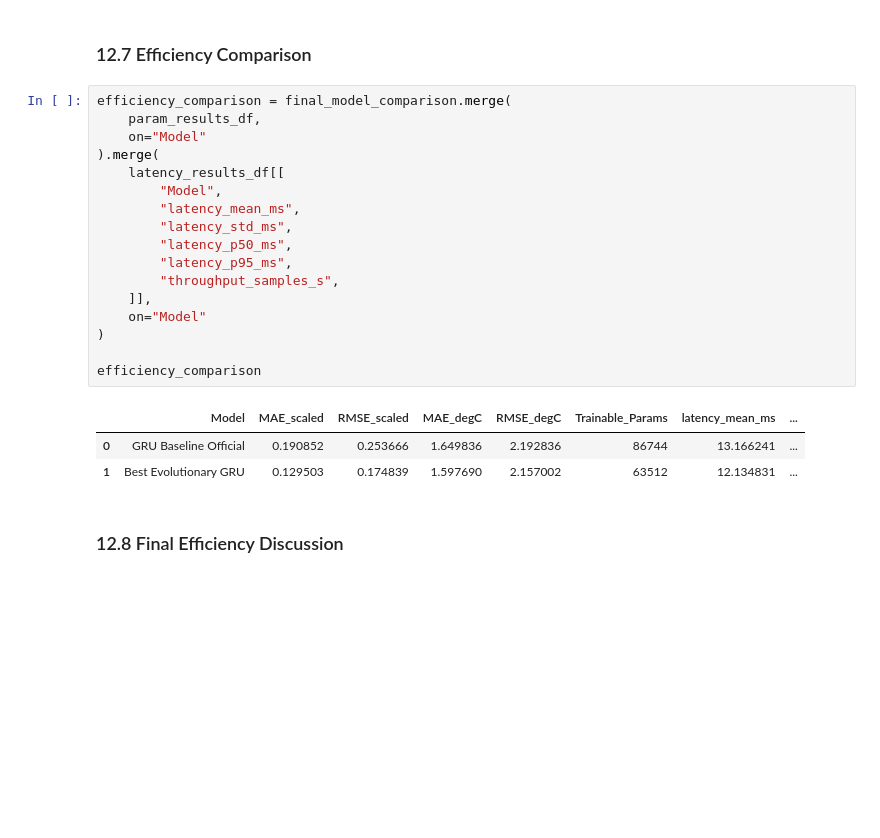
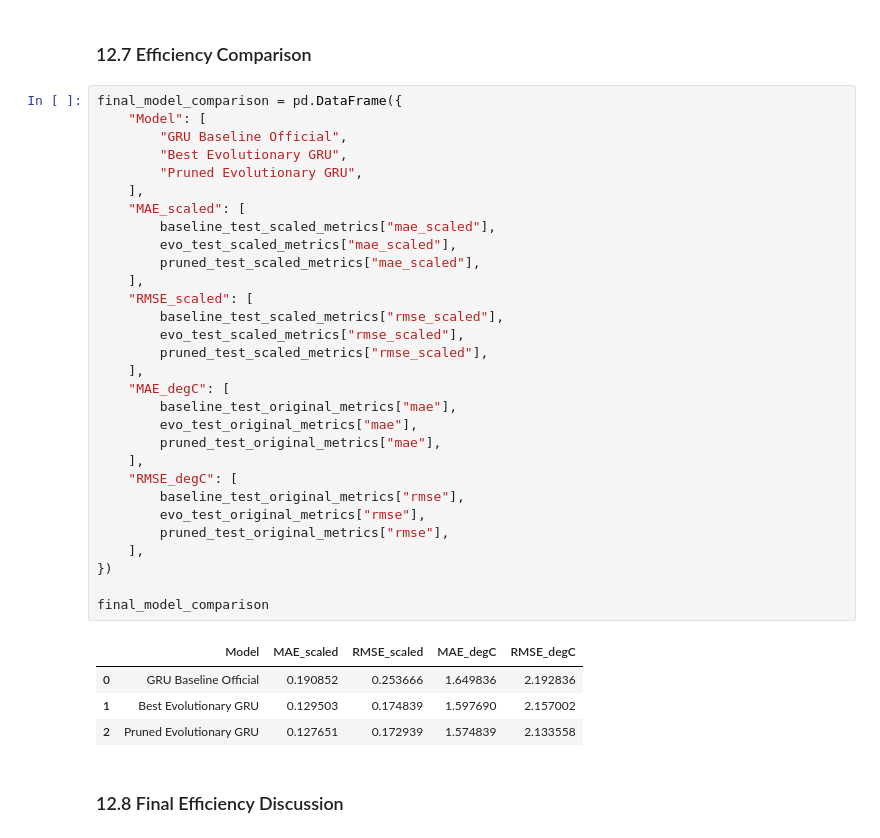
Before and after one commit to logus2k/taap_p4, a Jupyter notebook: notebooks_final_project/final_project_scope_V3.04.ipynb, the cells around one changed output. Drawn from its saved outputs; the diff is of its cells as text; blank space fills up the shorter version.

Commit message:
efficiency comparison uppdate

```diff
--- a/notebooks_final_project/final_project_scope_V3.04.ipynb
+++ b/notebooks_final_project/final_project_scope_V3.04.ipynb
@@ -2621,27 +2621,41 @@ latency_results_df
 | 2 | Pruned Evolutionary GRU | 12.135938 | 0.418599 | 12.137438 | 12.805252 | 21094.372241 |
 # %% [markdown]
 ### 12.7 Efficiency Comparison
-# %%
-efficiency_comparison = final_model_comparison.merge(
-    param_results_df,
-    on="Model"
-).merge(
-    latency_results_df[[
-        "Model",
-        "latency_mean_ms",
-        "latency_std_ms",
-        "latency_p50_ms",
-        "latency_p95_ms",
-        "throughput_samples_s",
-    ]],
-    on="Model"
-)
-
-efficiency_comparison
-# %% [output]
-|  | Model | MAE_scaled | RMSE_scaled | MAE_degC | RMSE_degC | Trainable_Params | latency_mean_ms | ... |
-| 0 | GRU Baseline Official | 0.190852 | 0.253666 | 1.649836 | 2.192836 | 86744 | 13.166241 | ... |
-| 1 | Best Evolutionary GRU | 0.129503 | 0.174839 | 1.597690 | 2.157002 | 63512 | 12.134831 | ... |
+# %%
+final_model_comparison = pd.DataFrame({
+    "Model": [
+        "GRU Baseline Official",
+        "Best Evolutionary GRU",
+        "Pruned Evolutionary GRU",
+    ],
+    "MAE_scaled": [
+        baseline_test_scaled_metrics["mae_scaled"],
+        evo_test_scaled_metrics["mae_scaled"],
+        pruned_test_scaled_metrics["mae_scaled"],
+    ],
+    "RMSE_scaled": [
+        baseline_test_scaled_metrics["rmse_scaled"],
+        evo_test_scaled_metrics["rmse_scaled"],
+        pruned_test_scaled_metrics["rmse_scaled"],
+    ],
+    "MAE_degC": [
+        baseline_test_original_metrics["mae"],
+        evo_test_original_metrics["mae"],
+        pruned_test_original_metrics["mae"],
+    ],
+    "RMSE_degC": [
+        baseline_test_original_metrics["rmse"],
+        evo_test_original_metrics["rmse"],
+        pruned_test_original_metrics["rmse"],
+    ],
+})
+
+final_model_comparison
+# %% [output]
+|  | Model | MAE_scaled | RMSE_scaled | MAE_degC | RMSE_degC |
+| 0 | GRU Baseline Official | 0.190852 | 0.253666 | 1.649836 | 2.192836 |
+| 1 | Best Evolutionary GRU | 0.129503 | 0.174839 | 1.597690 | 2.157002 |
+| 2 | Pruned Evolutionary GRU | 0.127651 | 0.172939 | 1.574839 | 2.133558 |
 # %% [markdown]
 ### 12.8 Final Efficiency Discussion
 # %% [markdown]
```
